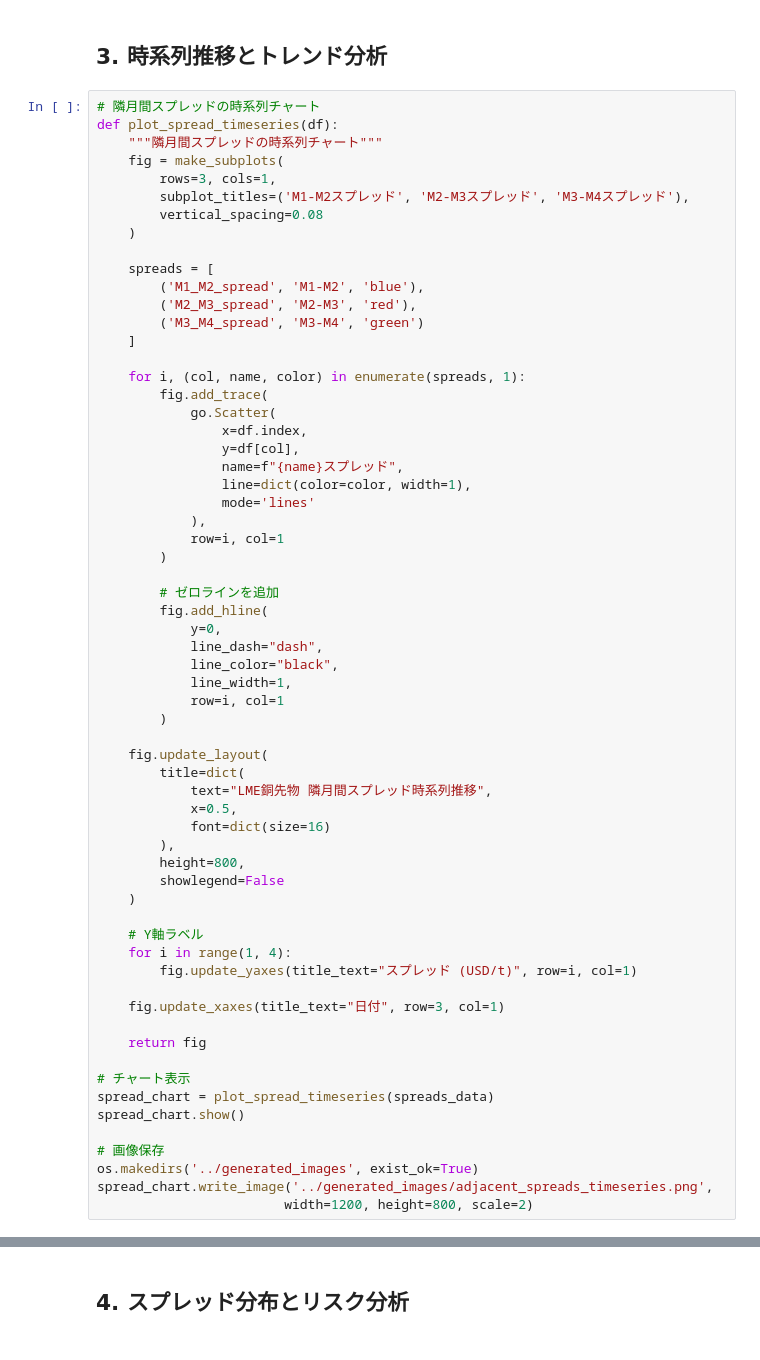
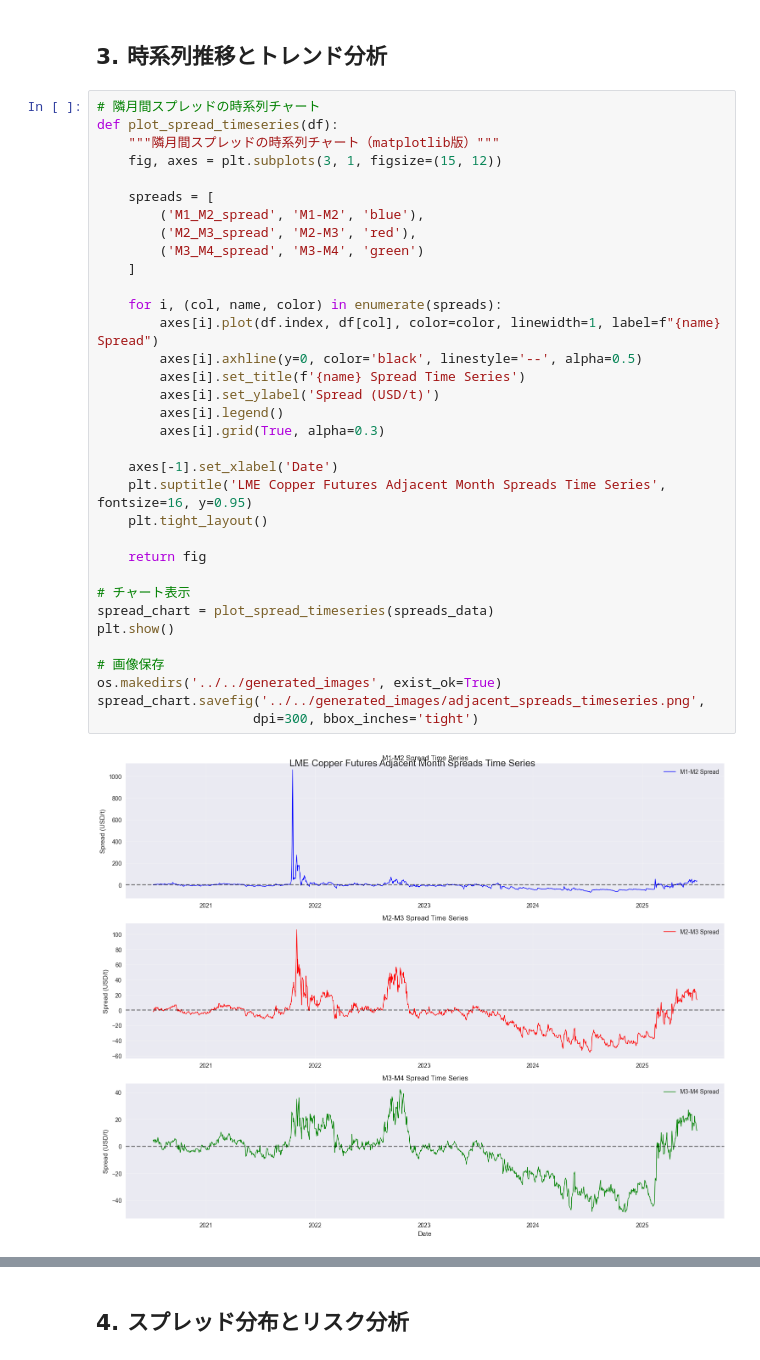
Before and after one commit to telesuhr/JupyterCopper, a Jupyter notebook: analysis_notebooks/adjacent_month_spreads/1_adjacent_spreads_basic_analysis.ipynb, the cells around one changed output, grey strips where cells are left out. Saved outputs shown, nothing was run; the diff lists cells and outputs as text.

```diff
--- a/analysis_notebooks/adjacent_month_spreads/1_adjacent_spreads_basic_analysis.ipynb
+++ b/analysis_notebooks/adjacent_month_spreads/1_adjacent_spreads_basic_analysis.ipynb
@@ -201,66 +262,39 @@ analyze_spread_characteristics(spreads_data)
 # %%
 # 隣月間スプレッドの時系列チャート
 def plot_spread_timeseries(df):
-    """隣月間スプレッドの時系列チャート"""
-    fig = make_subplots(
-        rows=3, cols=1,
-        subplot_titles=('M1-M2スプレッド', 'M2-M3スプレッド', 'M3-M4スプレッド'),
-        vertical_spacing=0.08
-    )
+    """隣月間スプレッドの時系列チャート（matplotlib版）"""
+    fig, axes = plt.subplots(3, 1, figsize=(15, 12))
 
     spreads = [
         ('M1_M2_spread', 'M1-M2', 'blue'),
         ('M2_M3_spread', 'M2-M3', 'red'),
         ('M3_M4_spread', 'M3-M4', 'green')
     ]
 
-    for i, (col, name, color) in enumerate(spreads, 1):
-        fig.add_trace(
-            go.Scatter(
-                x=df.index,
-                y=df[col],
-                name=f"{name}スプレッド",
-                line=dict(color=color, width=1),
-                mode='lines'
-            ),
-            row=i, col=1
-        )
+    for i, (col, name, color) in enumerate(spreads):
+        axes[i].plot(df.index, df[col], color=color, linewidth=1, label=f"{name} Spread")
+        axes[i].axhline(y=0, color='black', linestyle='--', alpha=0.5)
+        axes[i].set_title(f'{name} Spread Time Series')
+        axes[i].set_ylabel('Spread (USD/t)')
+        axes[i].legend()
+        axes[i].grid(True, alpha=0.3)
 
-        # ゼロラインを追加
-        fig.add_hline(
-            y=0,
-            line_dash="dash",
-            line_color="black",
-            line_width=1,
-            row=i, col=1
-        )
-
-    fig.update_layout(
-        title=dict(
-            text="LME銅先物 隣月間スプレッド時系列推移",
-            x=0.5,
-            font=dict(size=16)
-        ),
-        height=800,
-        showlegend=False
-    )
-
-    # Y軸ラベル
-    for i in range(1, 4):
-        fig.update_yaxes(title_text="スプレッド (USD/t)", row=i, col=1)
-
-    fig.update_xaxes(title_text="日付", row=3, col=1)
+    axes[-1].set_xlabel('Date')
+    plt.suptitle('LME Copper Futures Adjacent Month Spreads Time Series', fontsize=16, y=0.95)
+    plt.tight_layout()
 
     return fig
 
 # チャート表示
 spread_chart = plot_spread_timeseries(spreads_data)
-spread_chart.show()
+plt.show()
 
 # 画像保存
-os.makedirs('../generated_images', exist_ok=True)
-spread_chart.write_image('../generated_images/adjacent_spreads_timeseries.png',
-                        width=1200, height=800, scale=2)
+os.makedirs('../../generated_images', exist_ok=True)
+spread_chart.savefig('../../generated_images/adjacent_spreads_timeseries.png',
+                    dpi=300, bbox_inches='tight')
+# %% [output]
+[figure, added]
 # %%
 # スプレッドの移動平均とトレンド分析
 def calculate_trend_analysis(df):
```
Also changed, not shown: parts of 15 cells of this notebook, 13 other files.
